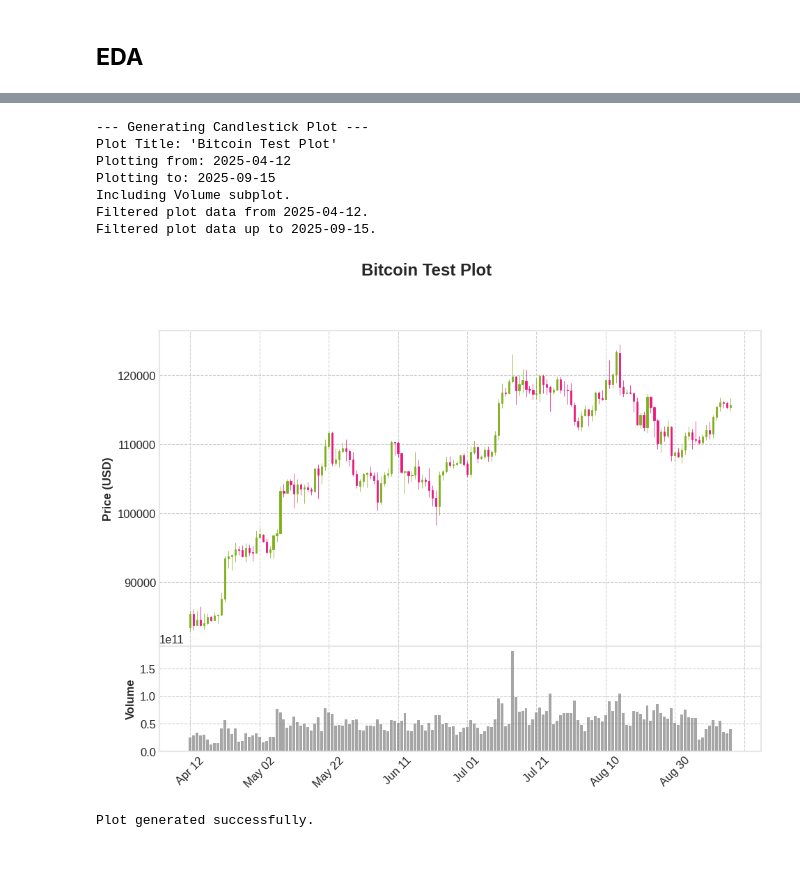
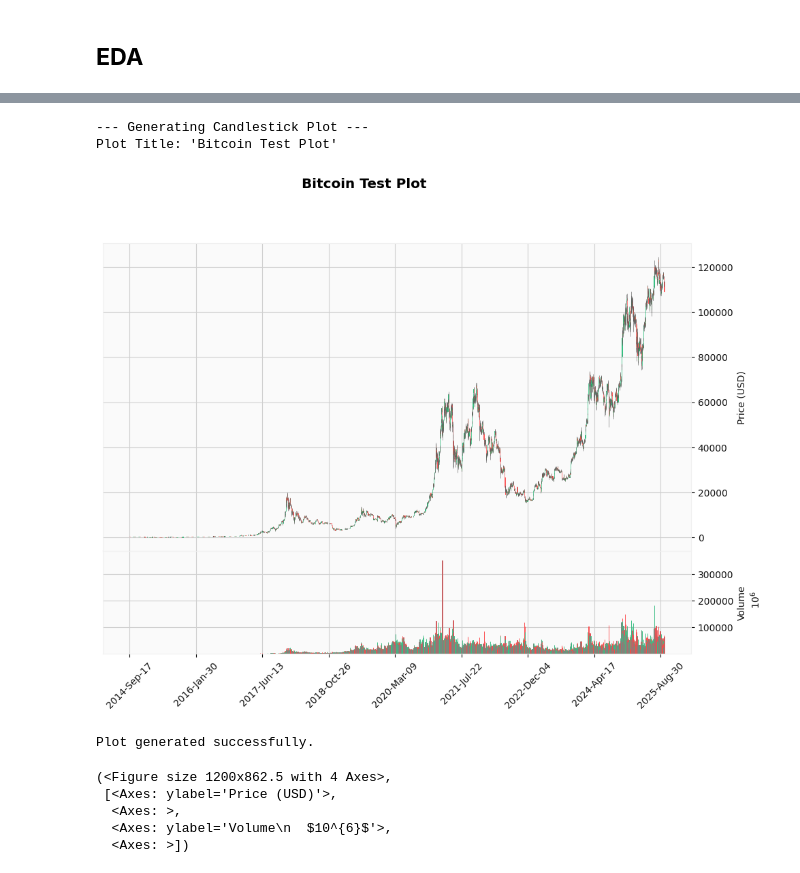
Before and after one commit to segnig/Bitcoin-Daily-Navigator, a Jupyter notebook: notebooks/visualization/eda.ipynb, the cells around one changed output, grey strips where cells are left out. Saved outputs shown, nothing was run; the diff lists cells and outputs as text; code cells hidden in the pictures.

```diff
--- a/notebooks/visualization/eda.ipynb
+++ b/notebooks/visualization/eda.ipynb
@@ -56,25 +56,23 @@ from plots import *
 # %%
 # Using strings
 
 df_cleaned.Date = pd.to_datetime(df_cleaned.Date)
 
 temp_df = df_cleaned.set_index("Date")
 
 # Correct way - use keyword arguments
 plot_candlestick(
     df=temp_df,
     plot_title="Bitcoin Test Plot",
-    start_date="2025-04-12",
-    end_date="2025-09-15"
 )
 # Or using datetime objects
 # %% [output]
 --- Generating Candlestick Plot ---
 Plot Title: 'Bitcoin Test Plot'
-Plotting from: 2025-04-12
-Plotting to: 2025-09-15
-Including Volume subplot.
-Filtered plot data from 2025-04-12.
-Filtered plot data up to 2025-09-15.
-[figure, old version]
+[figure, new version]
 Plot generated successfully.
+(<Figure size 1200x862.5 with 4 Axes>,
+ [<Axes: ylabel='Price (USD)'>,
+  <Axes: >,
+  <Axes: ylabel='Volume\n  $10^{6}$'>,
+  <Axes: >])
```
Also changed, not shown: parts of 3 cells of this notebook, 8 other files.
